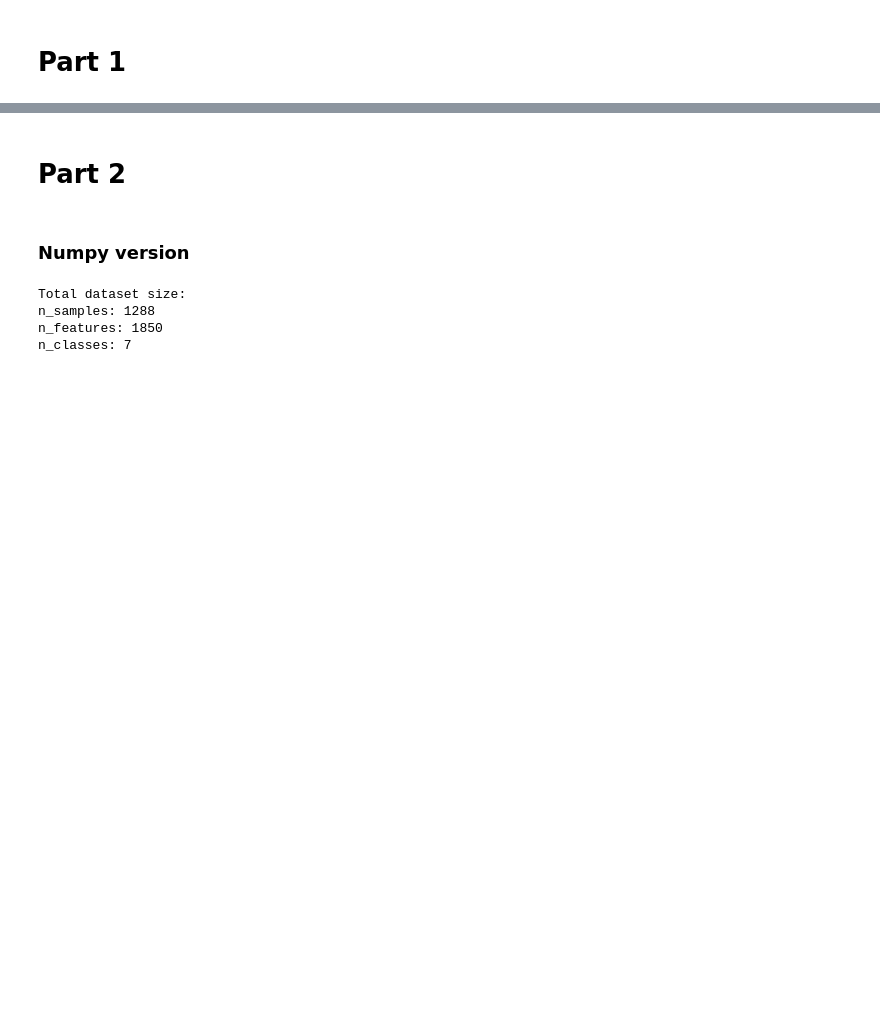
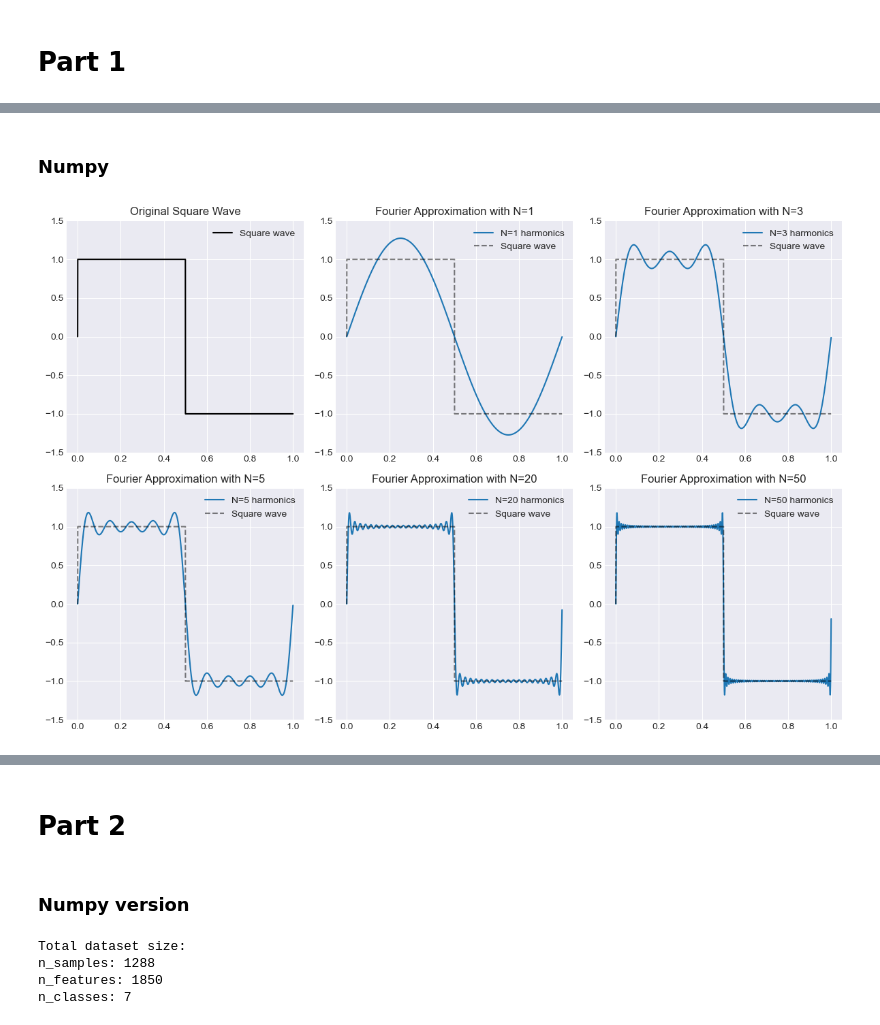
Before and after one commit to rotsu1/demo2, a Jupyter notebook: demo.ipynb, the cells around one changed output, grey strips where cells are left out. Drawn from its saved outputs; the diff is of its cells as text; code cells hidden in the pictures; blank space fills up the shorter version.

```diff
--- a/demo.ipynb
+++ b/demo.ipynb
@@ -391,0 +3,61 @@ Torch DFT is approximately 0.02 times faster.
+# %% [markdown]
+### Numpy
+# %%
+import numpy as np
+import matplotlib.pyplot as plt
+import time
+
+# Set parameters for the signal
+N = 2048 # Number of sample points
+T = 1.0 # Duration of the signal in seconds
+f0 = 1 # Fundamental frequency of the square wave in Hz
+
+# List of harmonic numbers used to construct the square wave
+harmonics = [1, 3, 5, 20, 50]
+
+# Define the square wave function
+def square_wave(t):
+    return np.sign(np.sin(2.0 * np.pi * f0 * t))
+
+# Fourier series approximation of the square wave
+def square_wave_fourier(t, f0, N):
+    result = np.zeros_like(t)
+    for k in range(N):
+        # The Fourier series of a square wave contains only odd harmonics.
+        n = 2 * k + 1
+        # Add harmonics to reconstruct the square wave.
+        result += np.sin(2 * np.pi * n * f0 * t) / n
+    # (the sum of the series is pi/4)
+    return (4 / np.pi) * result
+
+# Create the time vector
+# np.linspace generates evenly spaced numbers over a specified interval.
+# We use endpoint=False because the interval is periodic.
+t = np.linspace(0.0, T, N, endpoint=False)
+
+# Generate the original square wave
+square = square_wave(t)
+plt.figure(figsize=(12, 8))
+
+# Plot the original square wave
+plt.subplot(2, 3, 1)
+plt.plot(t, square, 'k', label="Square wave")
+plt.title("Original Square Wave")
+plt.ylim(-1.5, 1.5)
+plt.grid(True)
+plt.legend()
+
+# Plot Fourier reconstructions under different number of harmonics
+for i, Nh in enumerate(harmonics, start=2):
+    plt.subplot(2, 3, i)
+    y = square_wave_fourier(t, f0, Nh)
+    plt.plot(t, y, label=f"N={Nh} harmonics")
+    plt.plot(t, square, 'k--', alpha=0.5, label="Square wave")
+    plt.title(f"Fourier Approximation with N={Nh}")
+    plt.ylim(-1.5, 1.5)
+    plt.grid(True)
+    plt.legend()
+plt.tight_layout()
+plt.show()
+# %% [output]
+[figure, added]
```
Also changed, not shown: parts of 12 cells of this notebook.
